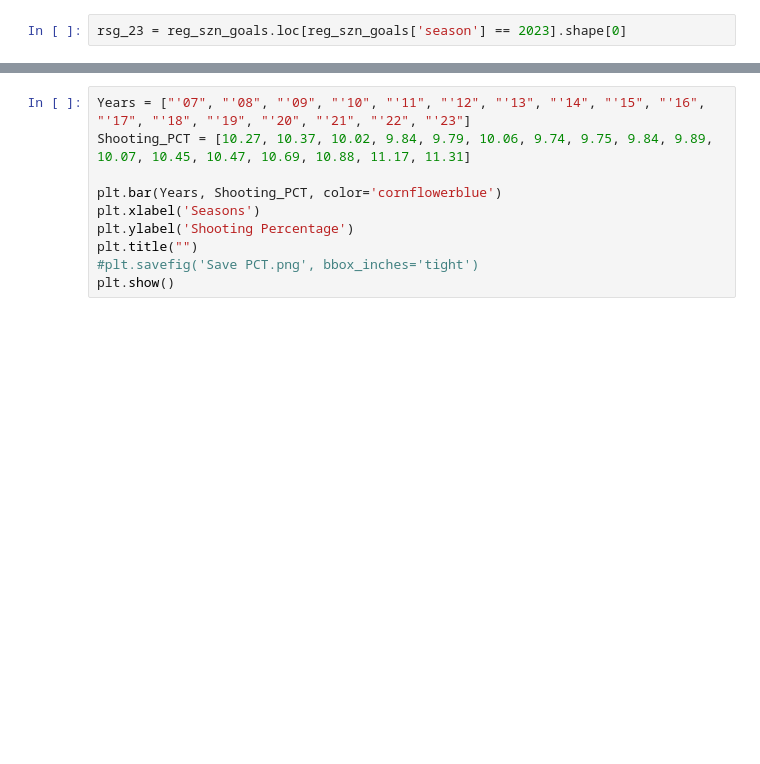
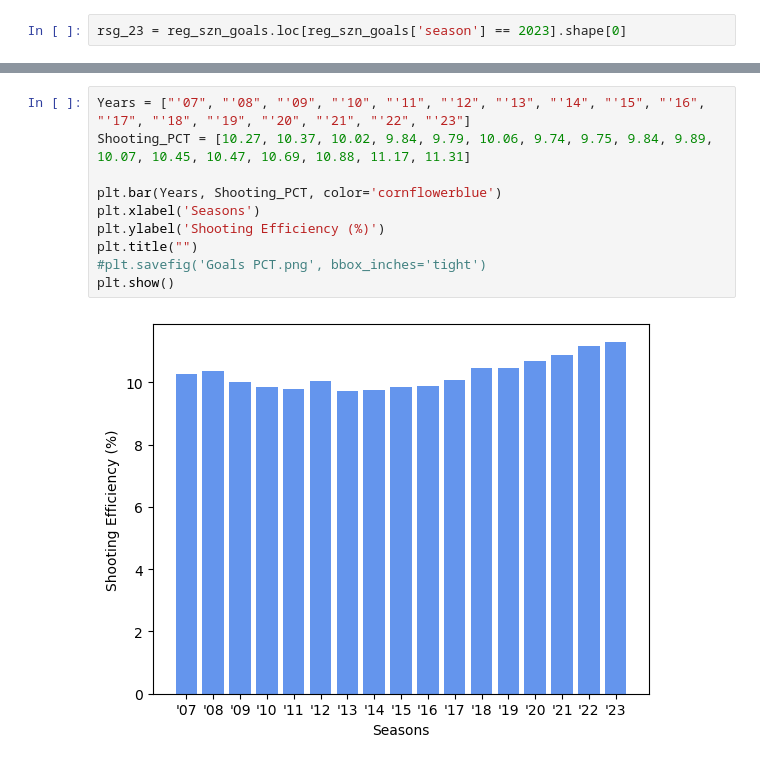
Before and after one commit to Hunter-Farrar/Capstone-DA14, a Jupyter notebook: notebooks/Capstone.ipynb, the cells around one changed output, grey strips where cells are left out. Saved outputs shown, nothing was run; the diff lists cells and outputs as text; blank space fills up the shorter version.

```diff
--- a/notebooks/Capstone.ipynb
+++ b/notebooks/Capstone.ipynb
@@ -690,10 +1241,12 @@ print(gsp_23)
 # %%
 Years = ["'07", "'08", "'09", "'10", "'11", "'12", "'13", "'14", "'15", "'16", "'17", "'18", "'19", "'20", "'21", "'22", "'23"]
 Shooting_PCT = [10.27, 10.37, 10.02, 9.84, 9.79, 10.06, 9.74, 9.75, 9.84, 9.89, 10.07, 10.45, 10.47, 10.69, 10.88, 11.17, 11.31]
 
 plt.bar(Years, Shooting_PCT, color='cornflowerblue')
 plt.xlabel('Seasons')
-plt.ylabel('Shooting Percentage')
+plt.ylabel('Shooting Efficiency (%)')
 plt.title("")
-#plt.savefig('Save PCT.png', bbox_inches='tight')
+#plt.savefig('Goals PCT.png', bbox_inches='tight')
 plt.show()
+# %% [output]
+[figure, added]
```
Also changed, not shown: parts of 88 cells of this notebook, 1 other file.
